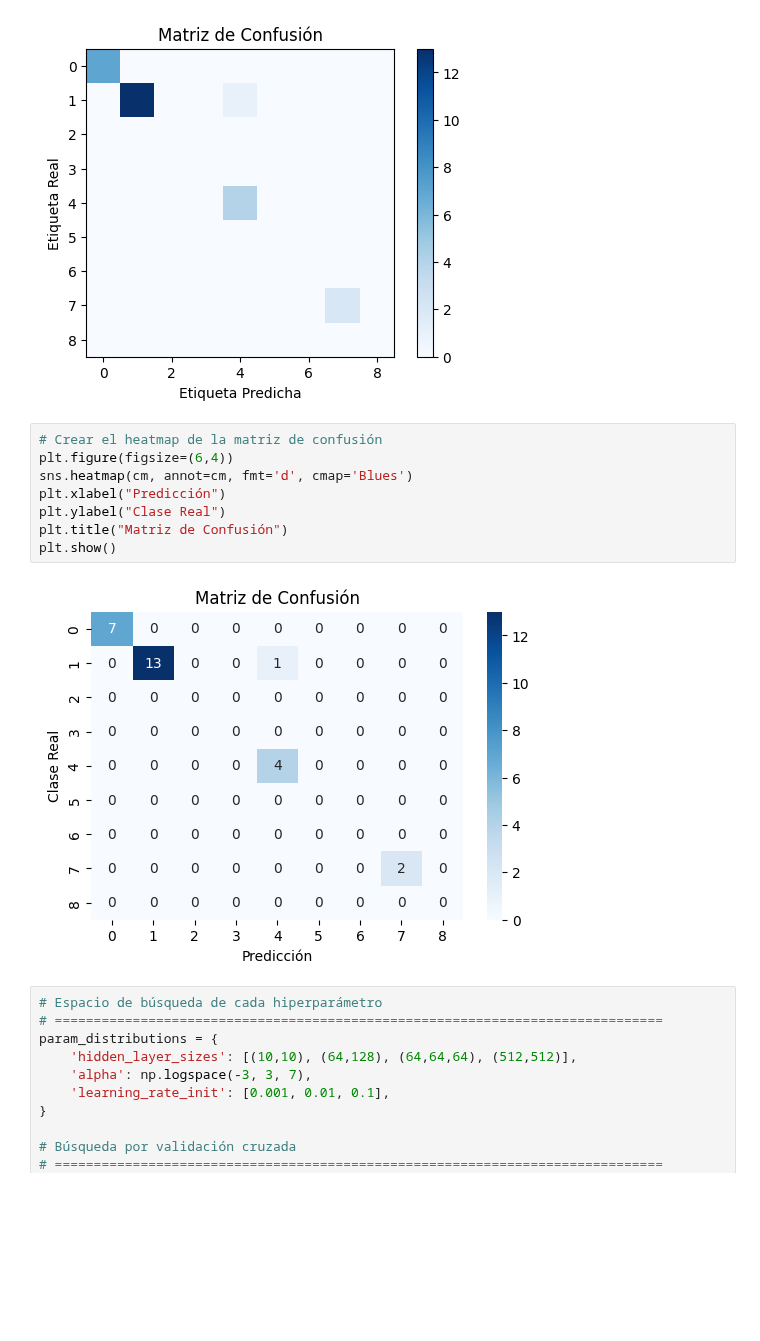
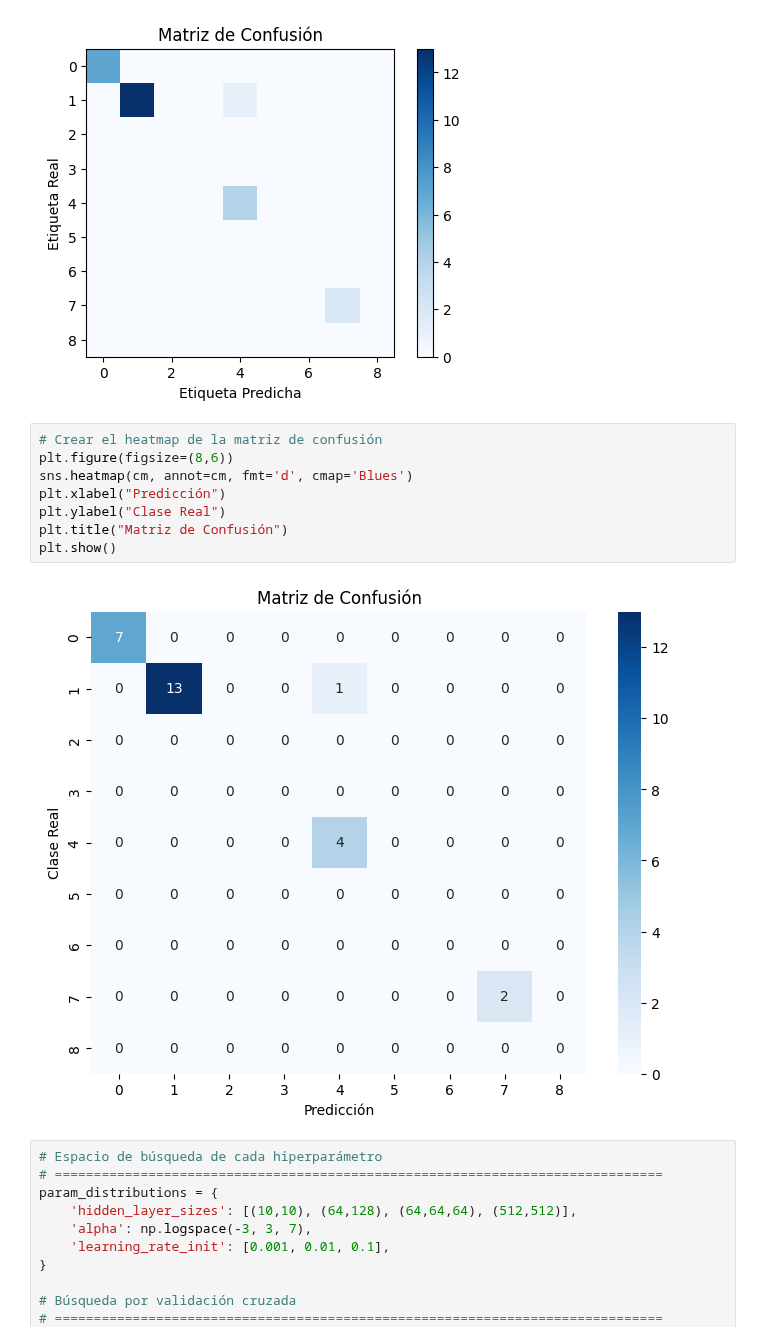
Before and after one commit to mbaroja/TFM, a Jupyter notebook: ANN_sklearn.ipynb, the cells around one changed output. Saved outputs shown, nothing was run; the diff lists cells and outputs as text; blank space fills up the shorter version.

```diff
--- a/ANN_sklearn.ipynb
+++ b/ANN_sklearn.ipynb
@@ -173,14 +173,14 @@ plt.show()
 [figure]
 # %%
 # Crear el heatmap de la matriz de confusión
-plt.figure(figsize=(6,4))
+plt.figure(figsize=(8,6))
 sns.heatmap(cm, annot=cm, fmt='d', cmap='Blues')
 plt.xlabel("Predicción")
 plt.ylabel("Clase Real")
 plt.title("Matriz de Confusión")
 plt.show()
 # %% [output]
-[figure, old version]
+[figure, new version]
 # %%
 # Espacio de búsqueda de cada hiperparámetro
 # ==============================================================================
```
